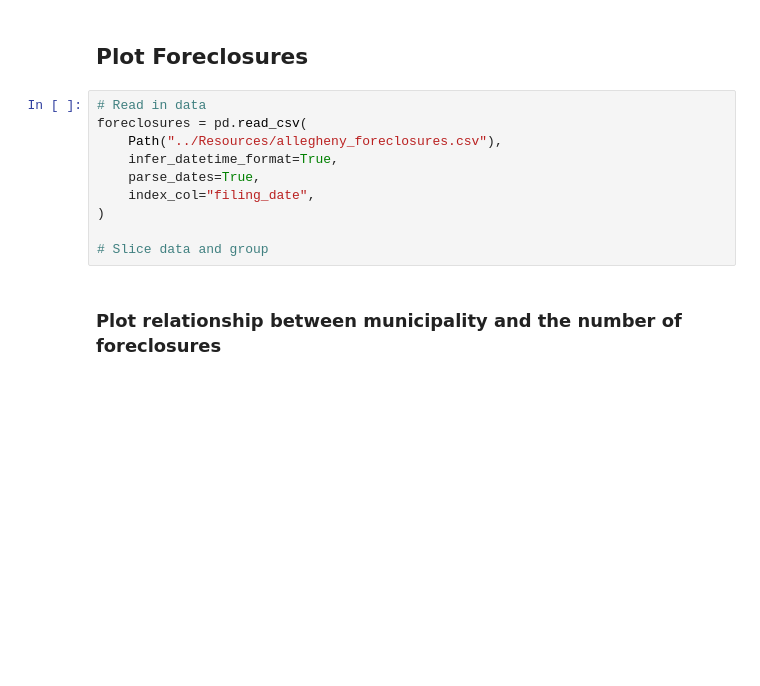
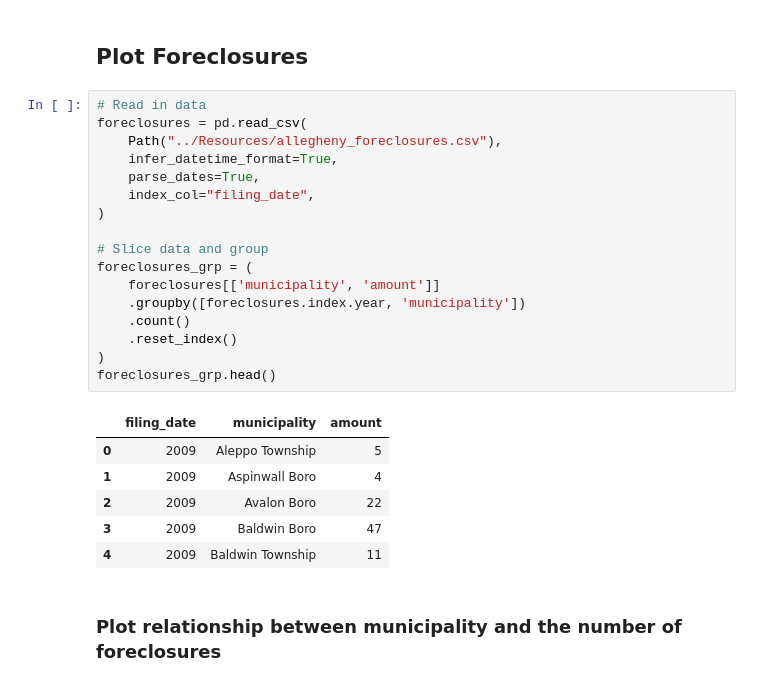
Before and after one commit to juil/fintech-uoftbootcamp, a Jupyter notebook: 06-pyviz/class2/Activities - Plotly/01-Stu_Plotting_w_Plotly/Unsolved/plotting_w_plotly.ipynb, the cells around one changed output. Drawn from its saved outputs; the diff is of its cells as text; blank space fills up the shorter version.

```diff
--- a/06-pyviz/class2/Activities - Plotly/01-Stu_Plotting_w_Plotly/Unsolved/plotting_w_plotly.ipynb
+++ b/06-pyviz/class2/Activities - Plotly/01-Stu_Plotting_w_Plotly/Unsolved/plotting_w_plotly.ipynb
@@ -11,13 +11,27 @@ from pathlib import Path
 # %%
 # Read in data
 foreclosures = pd.read_csv(
     Path("../Resources/allegheny_foreclosures.csv"),
     infer_datetime_format=True,
     parse_dates=True,
     index_col="filing_date",
 )
 
 # Slice data and group
+foreclosures_grp = (
+    foreclosures[['municipality', 'amount']]
+    .groupby([foreclosures.index.year, 'municipality'])
+    .count()
+    .reset_index()
+)
+foreclosures_grp.head()
+# %% [output]
+|  | filing_date | municipality | amount |
+| 0 | 2009 | Aleppo Township | 5 |
+| 1 | 2009 | Aspinwall Boro | 4 |
+| 2 | 2009 | Avalon Boro | 22 |
+| 3 | 2009 | Baldwin Boro | 47 |
+| 4 | 2009 | Baldwin Township | 11 |
 # %% [markdown]
 ### Plot relationship between municipality and the number of foreclosures
 # %%
```
Also changed, not shown: parts of 1 cell of this notebook.
